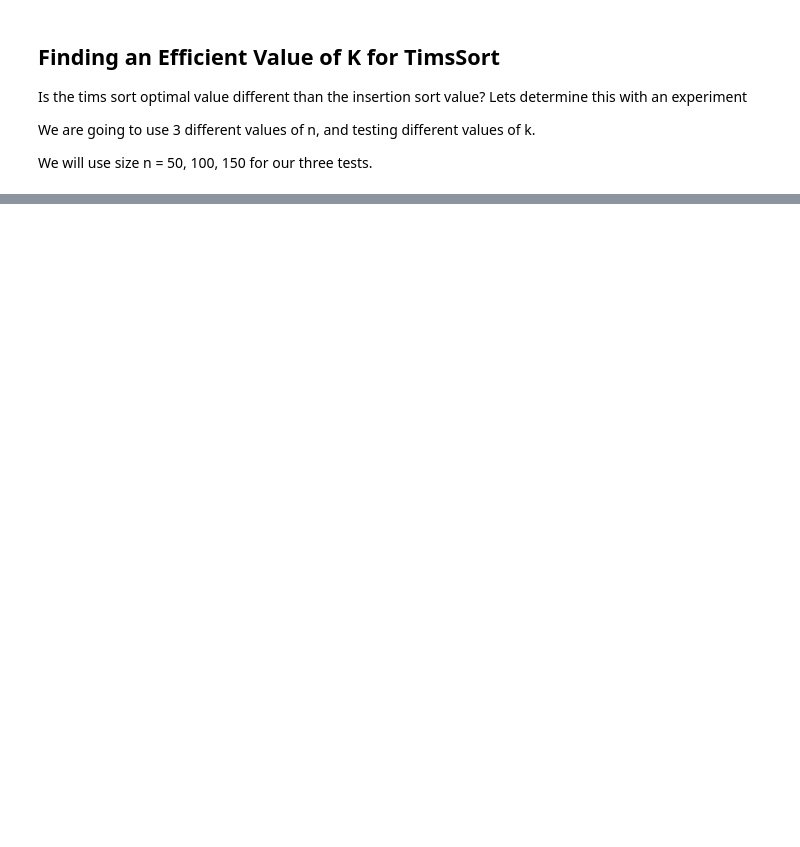
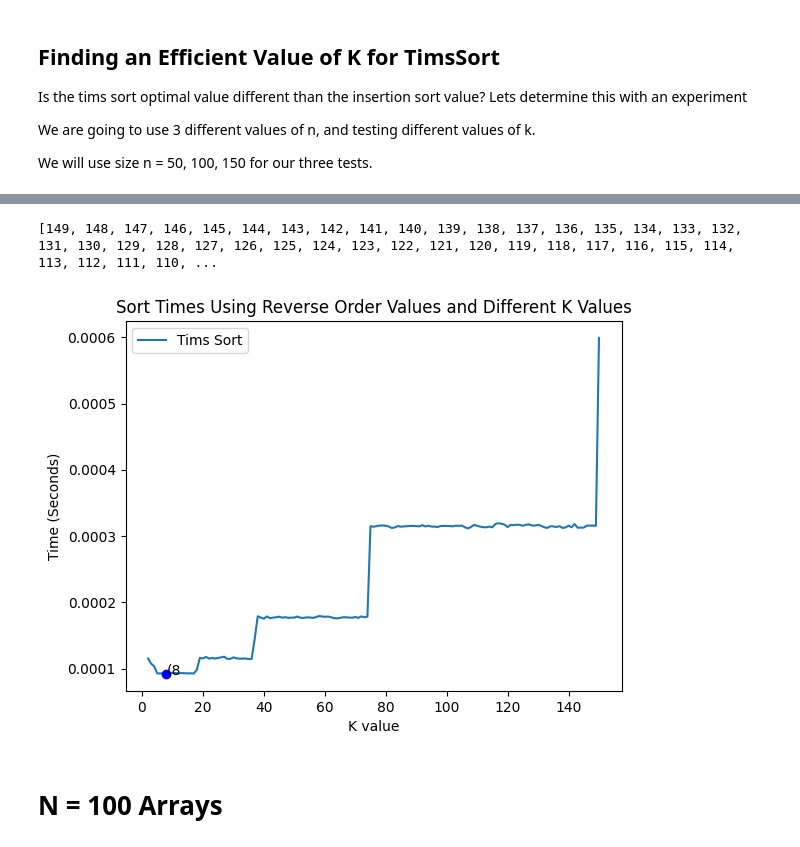
Before and after one commit to are021/CSE431-EmpiricalAnalysis, a Jupyter notebook: problem2/tests.ipynb, the cells around one changed output, grey strips where cells are left out. Cells and saved outputs as stored; diff of their text form; code cells hidden in the pictures; blank space fills up the shorter version.

```diff
--- a/problem2/tests.ipynb
+++ b/problem2/tests.ipynb
@@ -281 +306,8 @@ RedefinedTest(150)
+# %%
+RedefinedTest(150, 3)
+# %% [output]
+[149, 148, 147, 146, 145, 144, 143, 142, 141, 140, 139, 138, 137, 136, 135, 134, 133, 132, 131, 130, 129, 128, 127, 126, 125, 124, 123, 122, 121, 120, 119, 118, 117, 116, 115, 114, 113, 112, 111, 110, ...
+[figure, added]
+# %% [markdown]
+# N = 100 Arrays
 # %%
```
Also changed, not shown: parts of 14 cells of this notebook.
